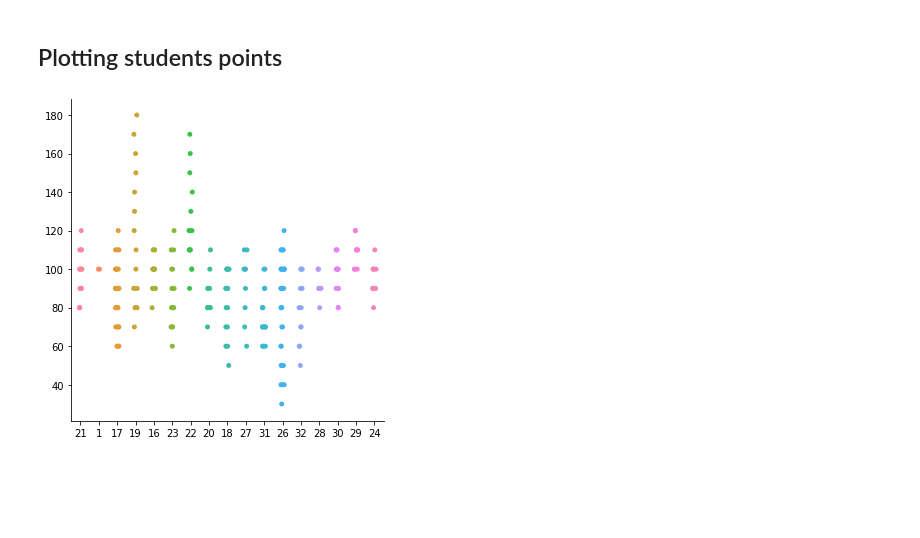
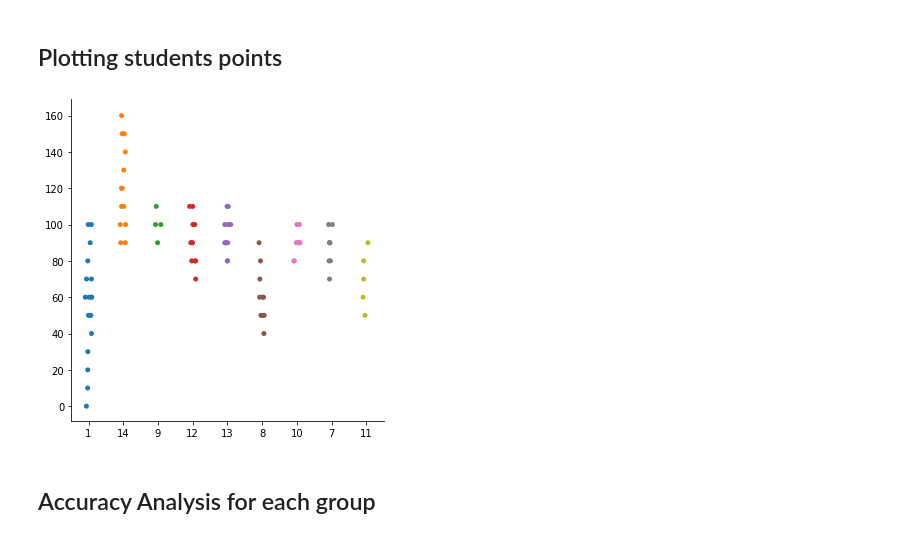
Before and after one commit to harena-lab/harena-analytics, a Jupyter notebook: resources/ZumbiVenom/analysis/analysis.ipynb, the cells around one changed output. Cells and saved outputs as stored; diff of their text form; code cells hidden in the pictures; blank space fills up the shorter version.

Commit message:
fixing groups split and hits and misses

```diff
--- a/resources/ZumbiVenom/analysis/analysis.ipynb
+++ b/resources/ZumbiVenom/analysis/analysis.ipynb
@@ -60,10 +69,9 @@ dict_keys([21, 1, 17, 19, 16, 23, 22, 20, 18, 27, 31, 26, 32, 28, 30, 29, 24])
 # %%
 def users_points_history(users_track):
-
     users_points = dict()
     for user in users_track.keys():
         for log in users_track[user]:
-            if '/var/points/set' in log['topic']:
+            if 'var/points/set' in log['topic']:
                 points=log['payload']['content']
                 if user in users_points:
                     users_points[user].append(points)
@@ -78,8 +81,8 @@ users_points[21]
 # %%
-data_frames = []
-for key in users_points.keys():
-    df = pd.DataFrame(users_points[key],columns=[key])
-    data_frames.append(df)
+def dic_to_dataFrames(dictionary):
+    data_frames = []
+    for key in dictionary.keys():
+        df = pd.DataFrame(dictionary[key],columns=[key])
+        data_frames.append(df)
 
-df_users_points = pd.concat(data_frames, axis=1)
-df_users_points
+    return pd.concat(data_frames, axis=1)
@@ -103,0 +89,3 @@ df_users_points
+# %%
+users_tracks_group1 = reconstruct_users_track(data_group1)
+users_tracks_group1.keys()
@@ -103,0 +94,4 @@ df_users_points
+# %%
+users_points_group1 = users_points_history(users_tracks_group1)
+users_points_group1 = dic_to_dataFrames(users_points_group1)
+users_points_group1
@@ -116,6 +156,8 @@ df_users_points.describe()
 # %% [markdown]
 ## Plotting students points
 # %%
-sns.catplot(data=df_users_points);
+sns.catplot(data=users_points_group1);
 # %% [output]
-[figure, old version]
+[figure, new version]
+# %% [markdown]
+## Accuracy Analysis for each group
```
Also changed, not shown: parts of 19 cells of this notebook, 2 other files.
